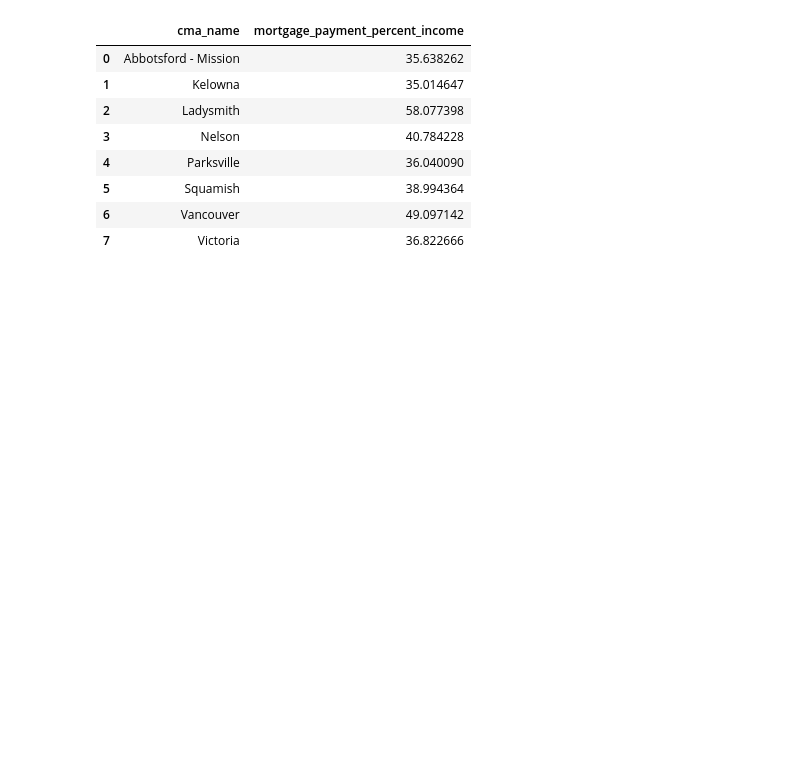
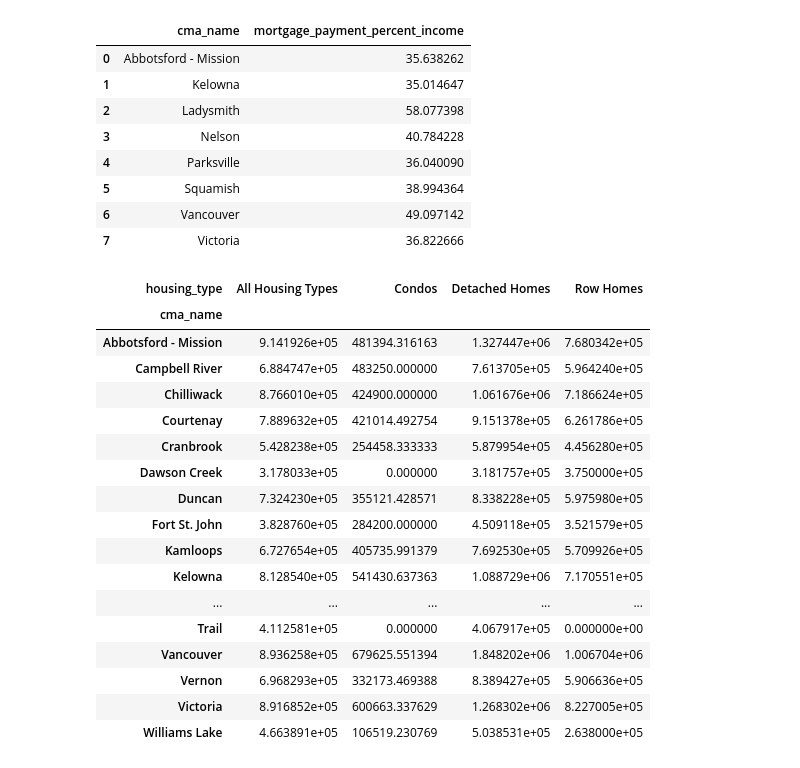
Before and after one commit to Sravanthi816/bc_housing_project, a Jupyter notebook: notebooks/01_pandas_basics.ipynb, the cells around one changed output. Saved outputs shown, nothing was run; the diff lists cells and outputs as text; code cells hidden in the pictures; blank space fills up the shorter version.

```diff
--- a/notebooks/01_pandas_basics.ipynb
+++ b/notebooks/01_pandas_basics.ipynb
@@ -153,3 +172,43 @@ result
 | 5 | Squamish | 38.994364 |
 | 6 | Vancouver | 49.097142 |
 | 7 | Victoria | 36.822666 |
+# %%
+df.groupby(["cma_name", "housing_type"])["median_housing_price"].mean().head(10).reset_index()
+
+df.pivot_table(
+    index="cma_name",
+    columns="housing_type",
+    values="median_housing_price",
+    aggfunc="mean"
+).isnull().sum()
+df.pivot_table(
+    index="cma_name",
+    columns="housing_type",
+    values="median_housing_price",
+    aggfunc="sum"
+).isnull().sum()
+df.pivot_table(
+    index="cma_name",
+    columns="housing_type",
+    values="median_housing_price",
+    aggfunc="max"
+).fillna(0)
+# %% [output]
+| housing_type | All Housing Types | Condos | Detached Homes | Row Homes |
+| cma_name |  |  |  |  |
+| Abbotsford - Mission | 9.141926e+05 | 481394.316163 | 1.327447e+06 | 7.680342e+05 |
+| Campbell River | 6.884747e+05 | 483250.000000 | 7.613705e+05 | 5.964240e+05 |
+| Chilliwack | 8.766010e+05 | 424900.000000 | 1.061676e+06 | 7.186624e+05 |
+| Courtenay | 7.889632e+05 | 421014.492754 | 9.151378e+05 | 6.261786e+05 |
+| Cranbrook | 5.428238e+05 | 254458.333333 | 5.879954e+05 | 4.456280e+05 |
+| Dawson Creek | 3.178033e+05 | 0.000000 | 3.181757e+05 | 3.750000e+05 |
+| Duncan | 7.324230e+05 | 355121.428571 | 8.338228e+05 | 5.975980e+05 |
+| Fort St. John | 3.828760e+05 | 284200.000000 | 4.509118e+05 | 3.521579e+05 |
+| Kamloops | 6.727654e+05 | 405735.991379 | 7.692530e+05 | 5.709926e+05 |
+| Kelowna | 8.128540e+05 | 541430.637363 | 1.088729e+06 | 7.170551e+05 |
+| ... | ... | ... | ... | ... |
+| Trail | 4.112581e+05 | 0.000000 | 4.067917e+05 | 0.000000e+00 |
+| Vancouver | 8.936258e+05 | 679625.551394 | 1.848202e+06 | 1.006704e+06 |
+| Vernon | 6.968293e+05 | 332173.469388 | 8.389427e+05 | 5.906636e+05 |
+| Victoria | 8.916852e+05 | 600663.337629 | 1.268302e+06 | 8.227005e+05 |
+| Williams Lake | 4.663891e+05 | 106519.230769 | 5.038531e+05 | 2.638000e+05 |
```
Also changed, not shown: parts of 3 cells of this notebook.
